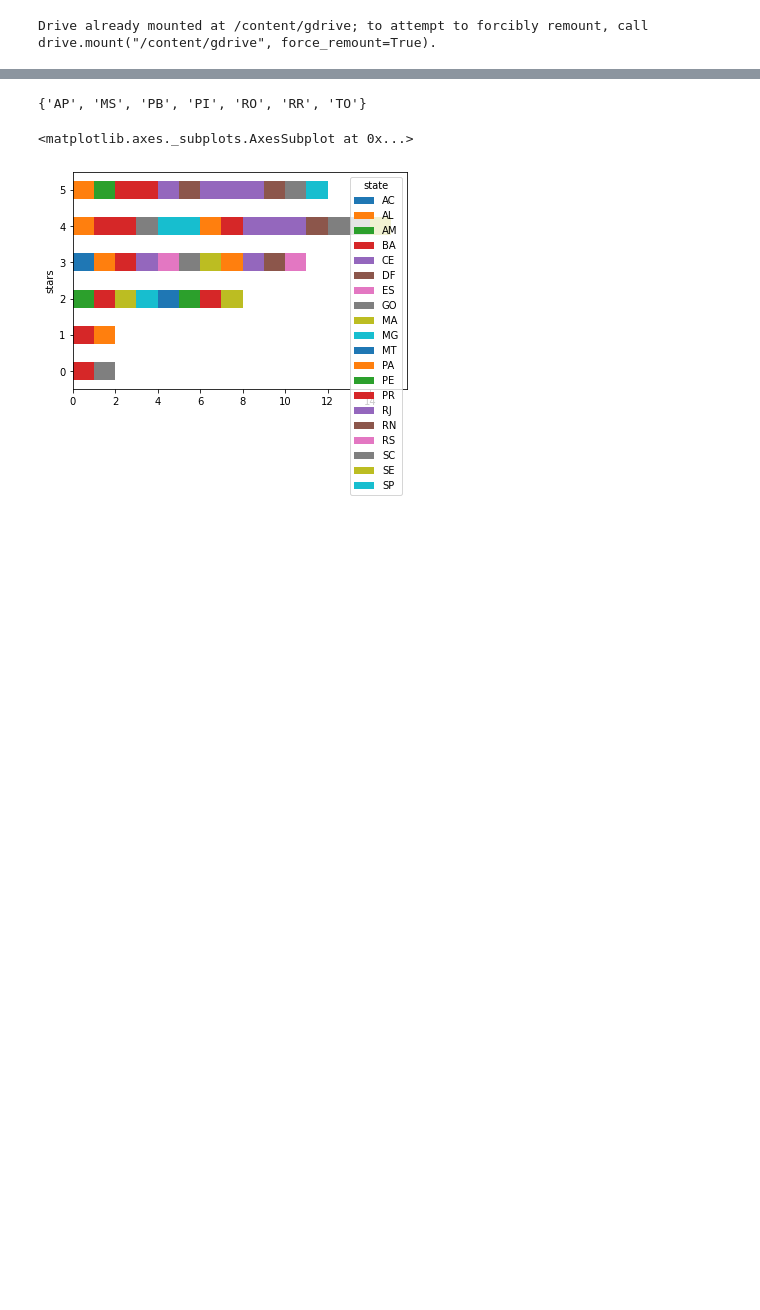
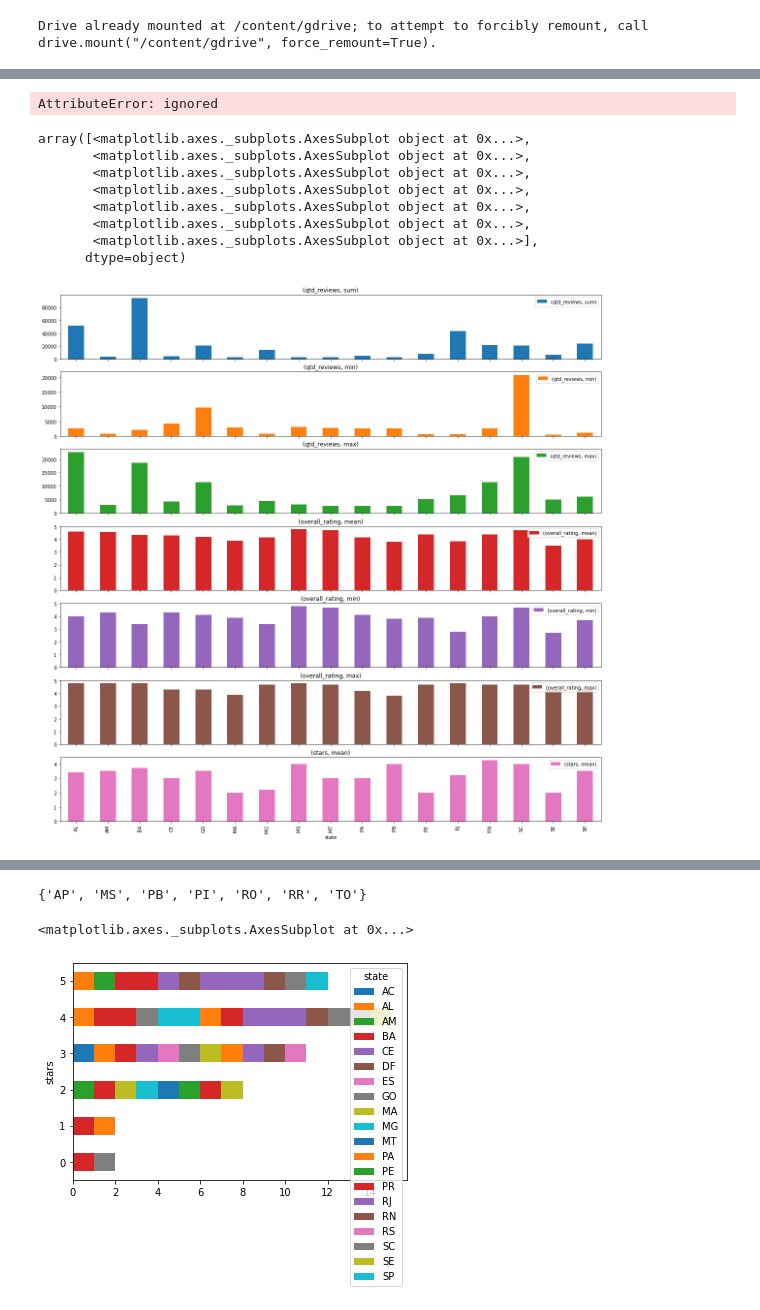
Before and after one commit to emerson-matos/tcc-notebooks, a Jupyter notebook: tcc_data.ipynb, the cells around one changed output, grey strips where cells are left out. Cells and saved outputs as stored; diff of their text form; code cells hidden in the pictures; blank space fills up the shorter version.

```diff
--- a/tcc_data.ipynb
+++ b/tcc_data.ipynb
@@ -68,2 +106,20 @@ pd.value_counts(df['all_inclusive']).plot.pie(autopct='%1.0f%%')
+# %%
+ valores = df[['state', 'overall_rating', 'stars', 'qtd_reviews']].groupby(['state']).agg({'qtd_reviews': [ 'sum', 'min', 'max'], 'overall_rating': [ 'mean', 'min', 'max'], 'stars': [ 'mean']})
+
+ valores
+# %% [output]
+AttributeError: ignored
+# %%
+valores.plot(kind='bar', subplots=True, figsize=(20, 20))
+# %% [output]
+array([<matplotlib.axes._subplots.AxesSubplot object at 0x...>,
+       <matplotlib.axes._subplots.AxesSubplot object at 0x...>,
+       <matplotlib.axes._subplots.AxesSubplot object at 0x...>,
+       <matplotlib.axes._subplots.AxesSubplot object at 0x...>,
+       <matplotlib.axes._subplots.AxesSubplot object at 0x...>,
+       <matplotlib.axes._subplots.AxesSubplot object at 0x...>,
+       <matplotlib.axes._subplots.AxesSubplot object at 0x...>],
+      dtype=object)
+[figure, added]
 # %%
 df.groupby(['state','stars']).size().unstack().plot(kind='bar', stacked=True)
```
Also changed, not shown: parts of 16 cells of this notebook.
